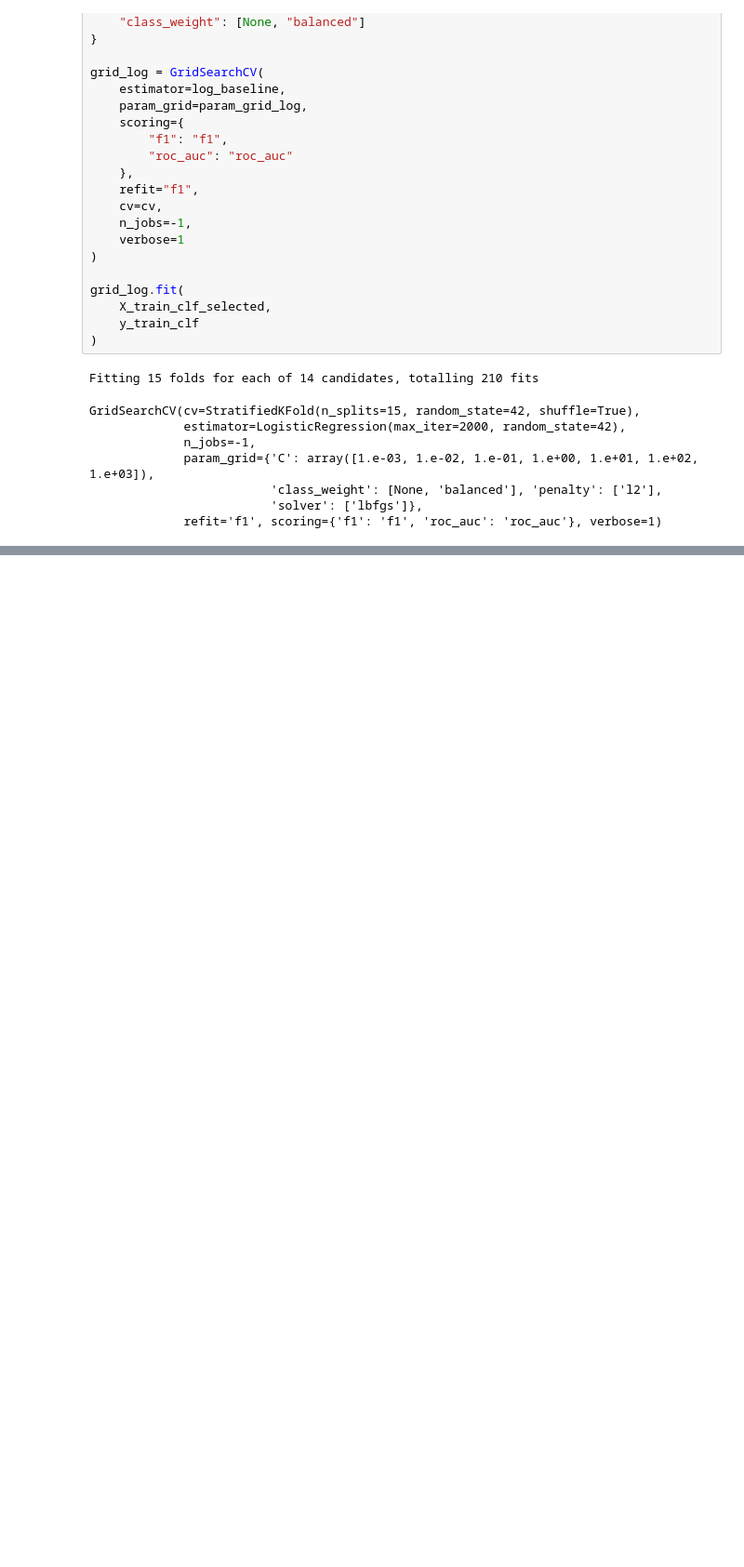
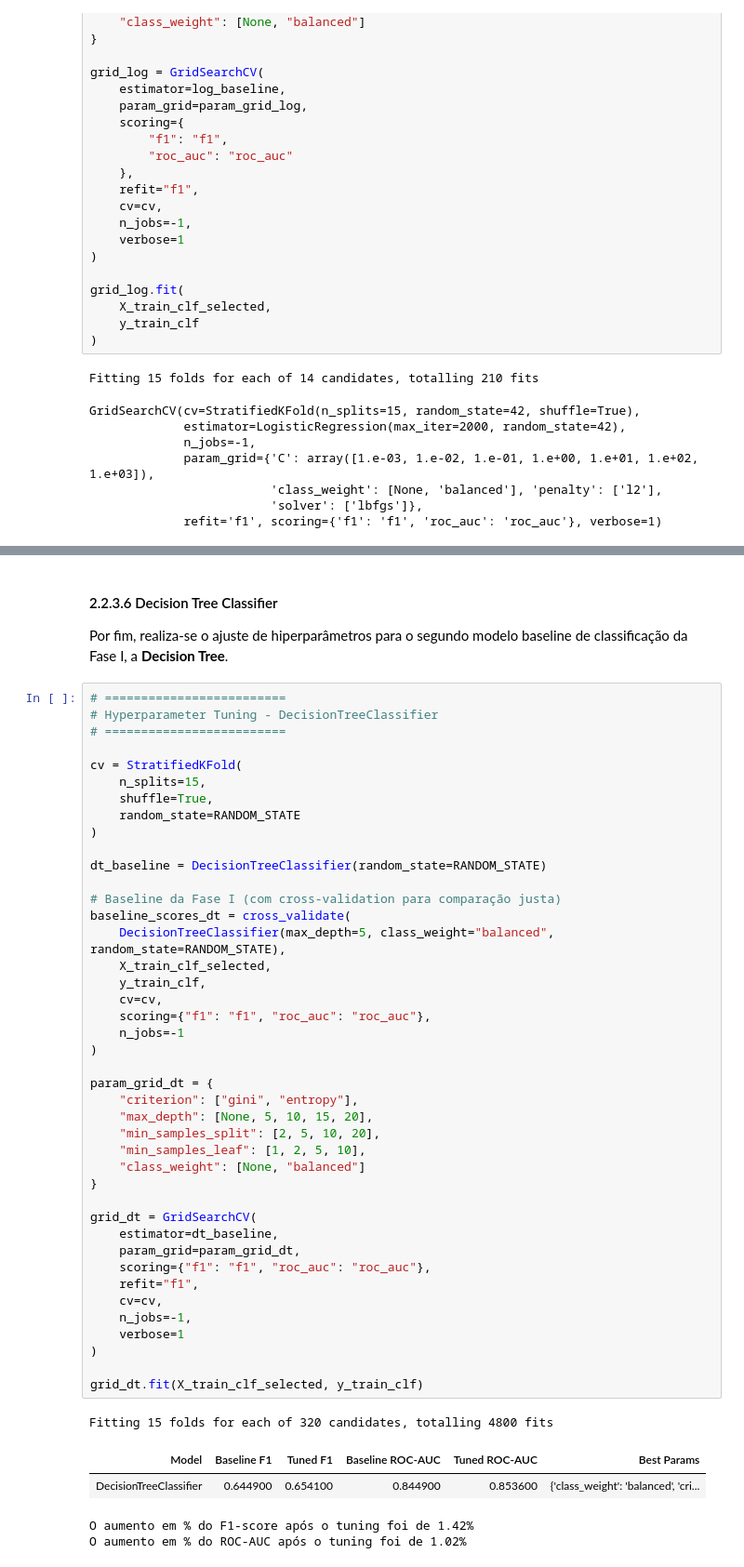
Before and after one commit to gcsoares24/uni-machine-learning-fundamentals, a Jupyter notebook: Fase2_tete.ipynb, the cells around one changed output, grey strips where cells are left out. Shown at 93% size. Cells and saved outputs as stored; diff of their text form; blank space fills up the shorter version.

```diff
--- a/Fase2_tete.ipynb
+++ b/Fase2_tete.ipynb
@@ -2131,0 +2132,52 @@ O aumento em % do ROC-AUC após o tuning foi de 0.00%
+# %% [markdown]
+#### 2.2.3.6 Decision Tree Classifier
+
+Por fim, realiza-se o ajuste de hiperparâmetros para o segundo modelo baseline de classificação da Fase I, a **Decision Tree**.
+# %%
+# =========================
+# Hyperparameter Tuning - DecisionTreeClassifier
+# =========================
+
+cv = StratifiedKFold(
+    n_splits=15,
+    shuffle=True,
+    random_state=RANDOM_STATE
+)
+
+dt_baseline = DecisionTreeClassifier(random_state=RANDOM_STATE)
+
+# Baseline da Fase I (com cross-validation para comparação justa)
+baseline_scores_dt = cross_validate(
+    DecisionTreeClassifier(max_depth=5, class_weight="balanced", random_state=RANDOM_STATE),
+    X_train_clf_selected,
+    y_train_clf,
+    cv=cv,
+    scoring={"f1": "f1", "roc_auc": "roc_auc"},
+    n_jobs=-1
+)
+
+param_grid_dt = {
+    "criterion": ["gini", "entropy"],
+    "max_depth": [None, 5, 10, 15, 20],
+    "min_samples_split": [2, 5, 10, 20],
+    "min_samples_leaf": [1, 2, 5, 10],
+    "class_weight": [None, "balanced"]
+}
+
+grid_dt = GridSearchCV(
+    estimator=dt_baseline,
+    param_grid=param_grid_dt,
+    scoring={"f1": "f1", "roc_auc": "roc_auc"},
+    refit="f1",
+    cv=cv,
+    n_jobs=-1,
+    verbose=1
+)
+
+grid_dt.fit(X_train_clf_selected, y_train_clf)
+# %% [output]
+Fitting 15 folds for each of 320 candidates, totalling 4800 fits
+| Model | Baseline F1 | Tuned F1 | Baseline ROC-AUC | Tuned ROC-AUC | Best Params |
+| DecisionTreeClassifier | 0.644900 | 0.654100 | 0.844900 | 0.853600 | {'class_weight': 'balanced', 'cri... |
+O aumento em % do F1-score após o tuning foi de 1.42%
+O aumento em % do ROC-AUC após o tuning foi de 1.02%
```
Also changed, not shown: parts of 5 cells of this notebook.
